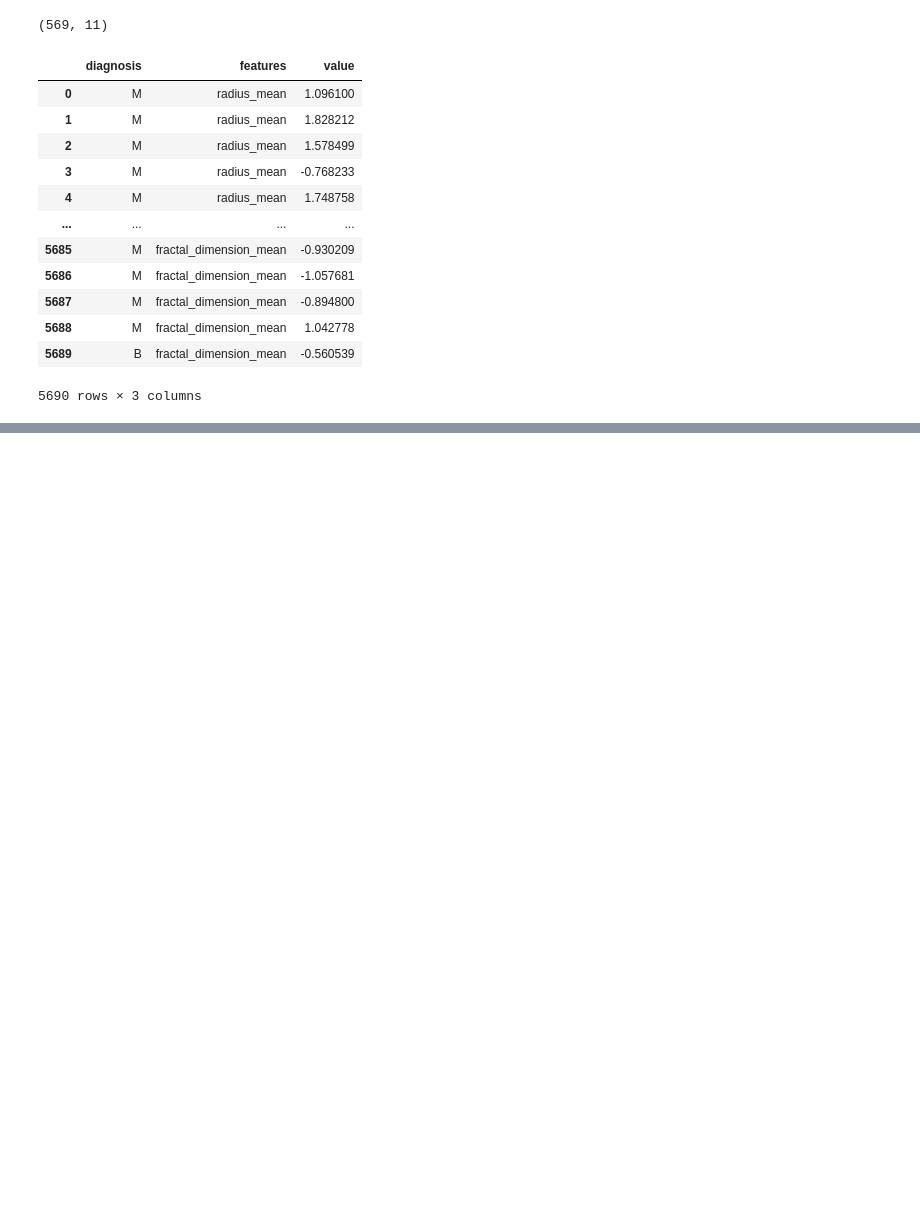
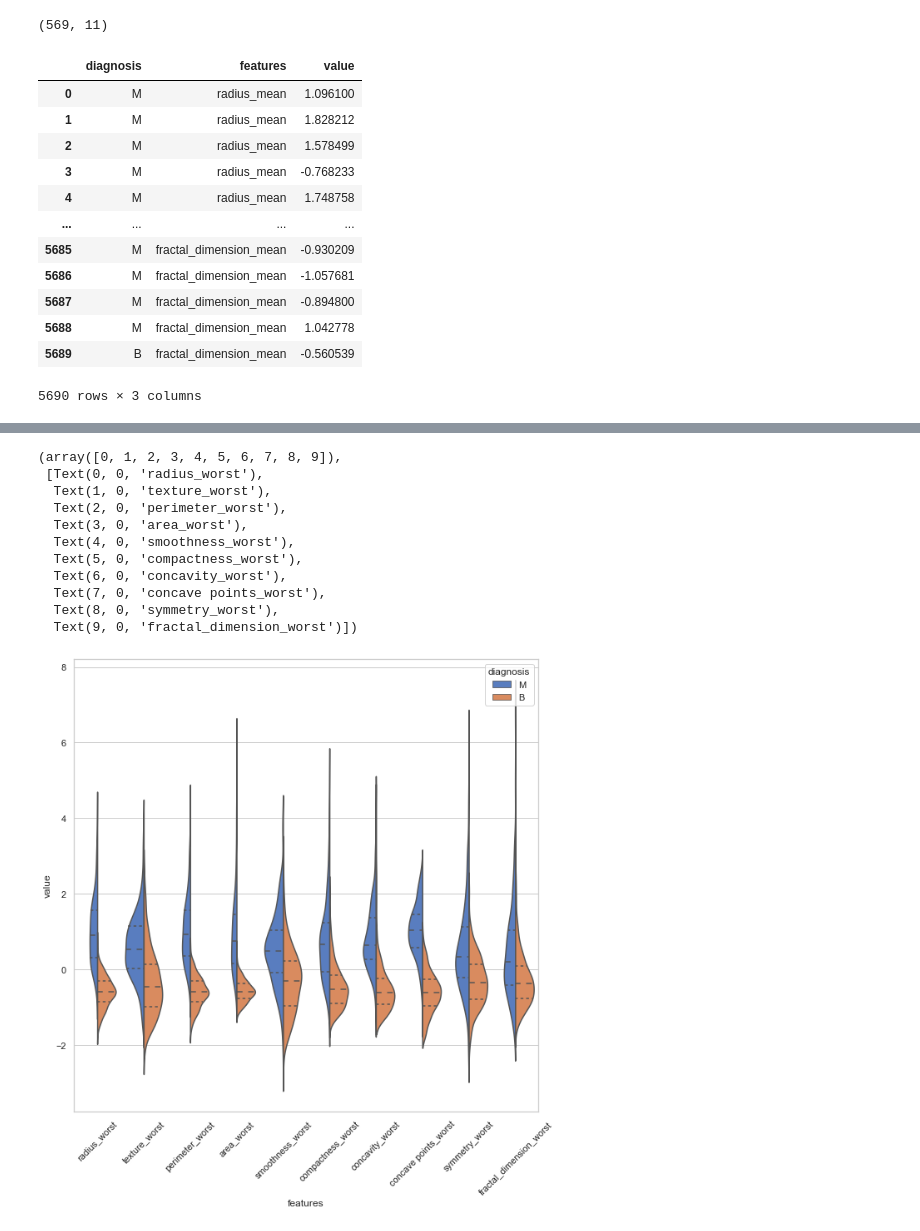
Before and after one commit to namanmarria/ML_ALGOS_GUIDED_PROJECT, a Jupyter notebook: DATA_ANALYSIS_SEABORN/Exploratory_data_analysis_with_seaborn.ipynb, the cells around one changed output, grey strips where cells are left out. Cells and saved outputs as stored; diff of their text form; code cells hidden in the pictures; blank space fills up the shorter version.

```diff
--- a/DATA_ANALYSIS_SEABORN/Exploratory_data_analysis_with_seaborn.ipynb
+++ b/DATA_ANALYSIS_SEABORN/Exploratory_data_analysis_with_seaborn.ipynb
@@ -165,0 +228,19 @@ plt.legend()
+# %%
+data_new_b = pd.concat([y,data_new_std.iloc[:,20:30]],axis = 1)
+data_new_b = pd.melt(data_new_b, id_vars='diagnosis', var_name = 'features', value_name ='value')
+plt.figure(figsize=(10,10))
+sns.violinplot(x='features',y='value',hue='diagnosis',data=data_new_b,split = True, inner ='quart')
+plt.xticks(rotation = 45)
+# %% [output]
+(array([0, 1, 2, 3, 4, 5, 6, 7, 8, 9]),
+ [Text(0, 0, 'radius_worst'),
+  Text(1, 0, 'texture_worst'),
+  Text(2, 0, 'perimeter_worst'),
+  Text(3, 0, 'area_worst'),
+  Text(4, 0, 'smoothness_worst'),
+  Text(5, 0, 'compactness_worst'),
+  Text(6, 0, 'concavity_worst'),
+  Text(7, 0, 'concave points_worst'),
+  Text(8, 0, 'symmetry_worst'),
+  Text(9, 0, 'fractal_dimension_worst')])
+[figure, added]
```
Also changed, not shown: parts of 26 cells of this notebook.
